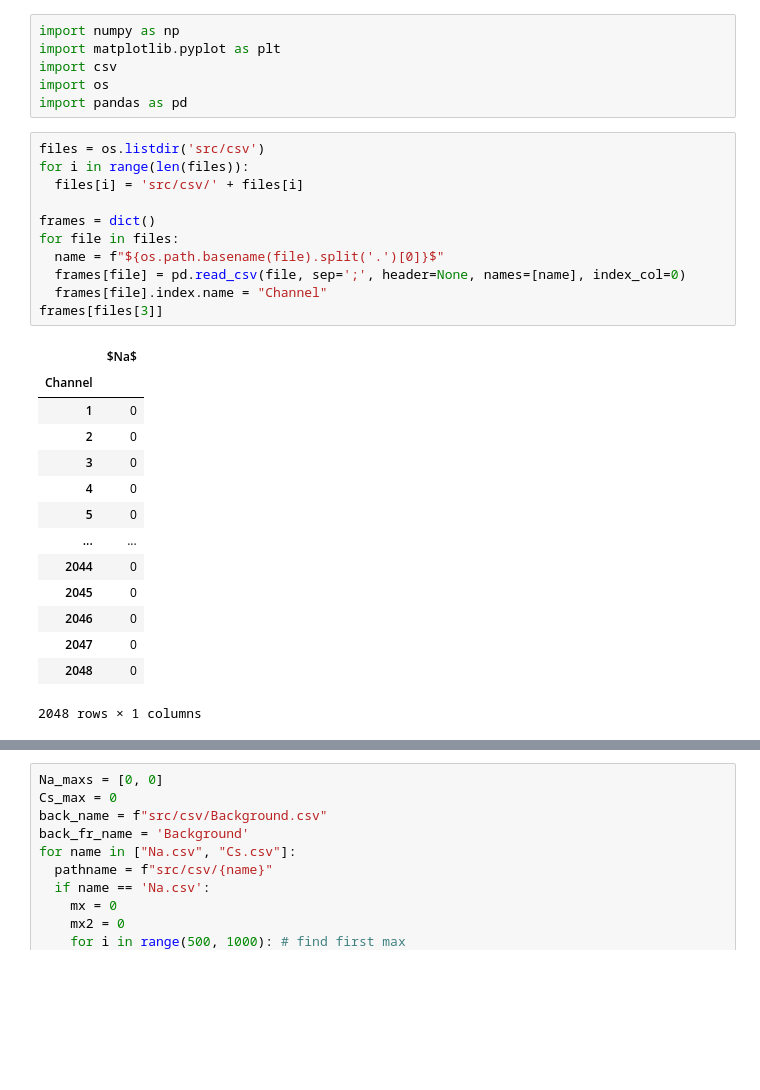
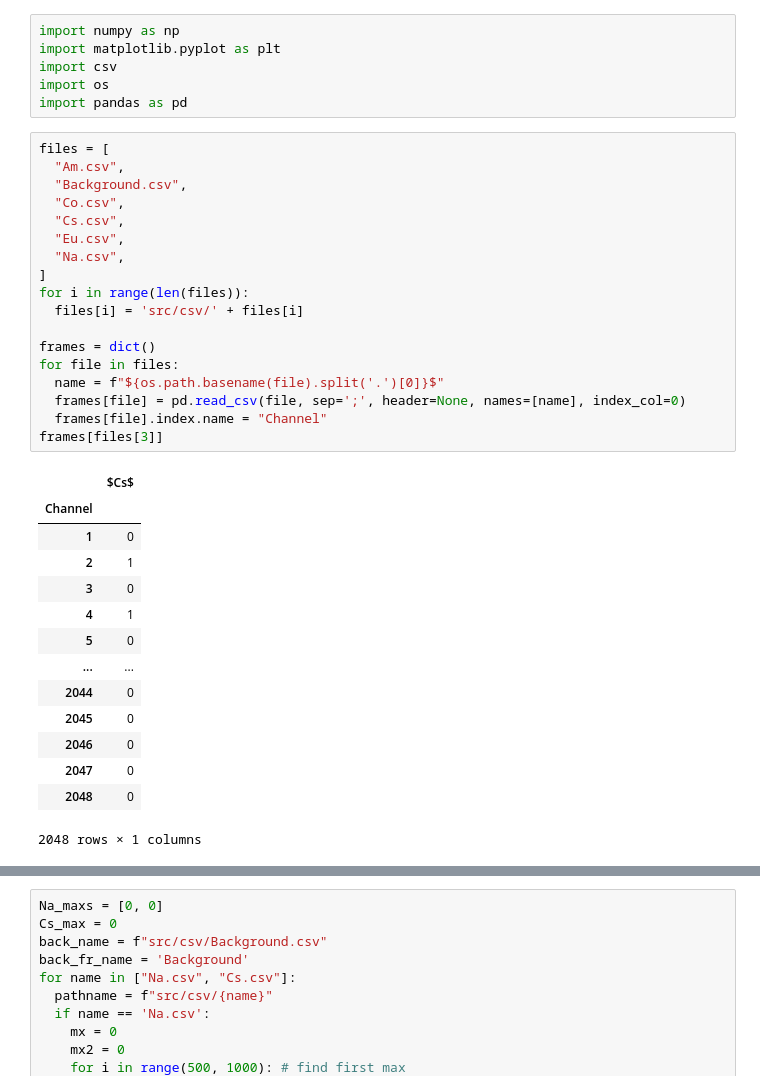
Before and after one commit to 106-inc/PhysLabV, a Jupyter notebook: 5.5/5.5.ipynb, the cells around one changed output, grey strips where cells are left out. Saved outputs shown, nothing was run; the diff lists cells and outputs as text; blank space fills up the shorter version.

```diff
--- a/5.5/5.5.ipynb
+++ b/5.5/5.5.ipynb
@@ -5,23 +5,30 @@ import csv
 import os
 import pandas as pd
 # %%
-files = os.listdir('src/csv')
+files = [
+  "Am.csv",
+  "Background.csv",
+  "Co.csv",
+  "Cs.csv",
+  "Eu.csv",
+  "Na.csv",
+]
 for i in range(len(files)):
   files[i] = 'src/csv/' + files[i]
 
 frames = dict()
 for file in files:
   name = f"${os.path.basename(file).split('.')[0]}$"
   frames[file] = pd.read_csv(file, sep=';', header=None, names=[name], index_col=0)
   frames[file].index.name = "Channel"
 frames[files[3]]
 # %% [output]
-|  | $Na$ |
+|  | $Cs$ |
 | Channel |  |
 | 1 | 0 |
-| 2 | 0 |
+| 2 | 1 |
 | 3 | 0 |
-| 4 | 0 |
+| 4 | 1 |
 | 5 | 0 |
 | ... | ... |
 | 2044 | 0 |
```
Also changed, not shown: parts of 5 cells of this notebook.
